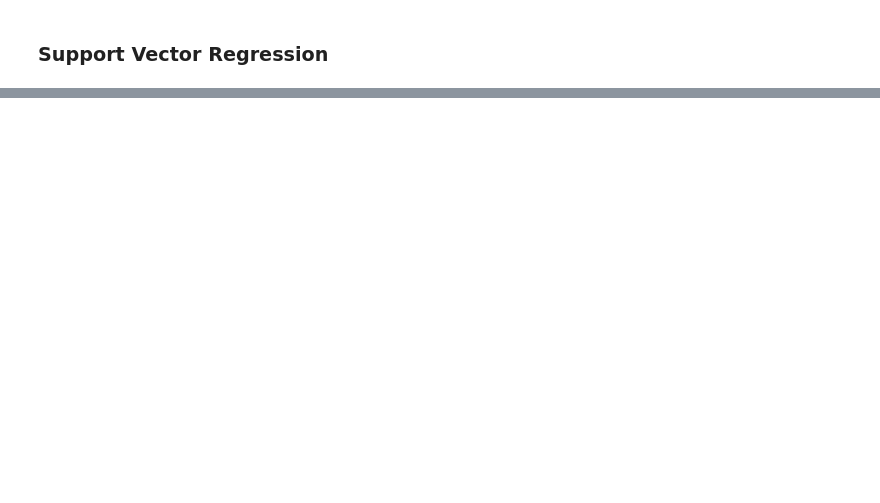
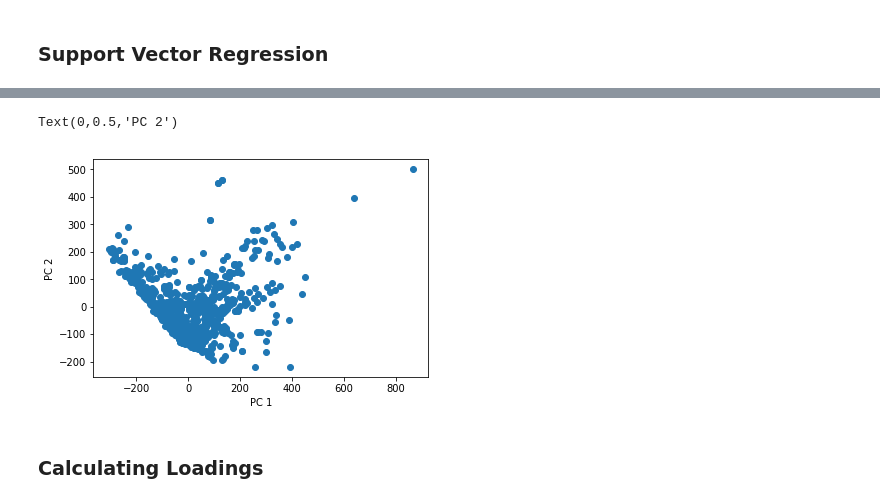
Before and after one commit to AmitD26/CSE-523-Scatterplot-Separability-Metrics, a Jupyter notebook: CSE 523 - Scatterplot separation measures.ipynb, the cells around one changed output, grey strips where cells are left out. Drawn from its saved outputs; the diff is of its cells as text; code cells hidden in the pictures; blank space fills up the shorter version.

```diff
--- a/CSE 523 - Scatterplot separation measures.ipynb
+++ b/CSE 523 - Scatterplot separation measures.ipynb
@@ -107,0 +143,11 @@ accuracy_score(svr_predictions, test_y)
+# %%
+biplot_points = pca.transform(metrics_data)[:,:2]
+# %%
+plt.scatter(biplot_points[:,0], biplot_points[:,1])
+plt.xlabel("PC 1")
+plt.ylabel("PC 2")
+# %% [output]
+Text(0,0.5,'PC 2')
+[figure, added]
+# %% [markdown]
+### Calculating Loadings
```
Also changed, not shown: parts of 16 cells of this notebook.
